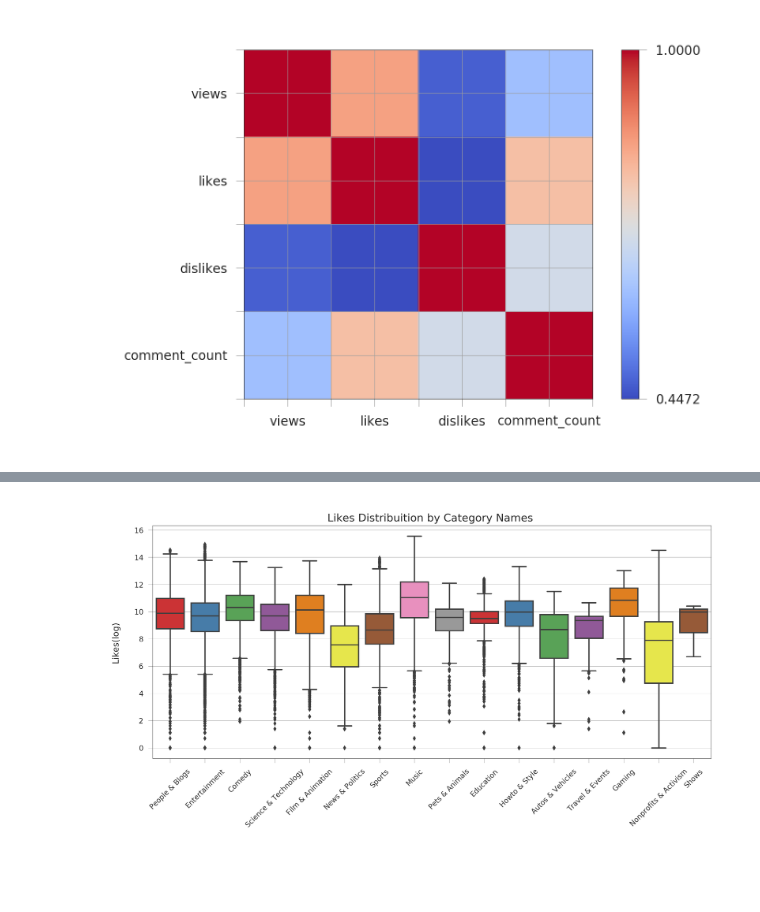
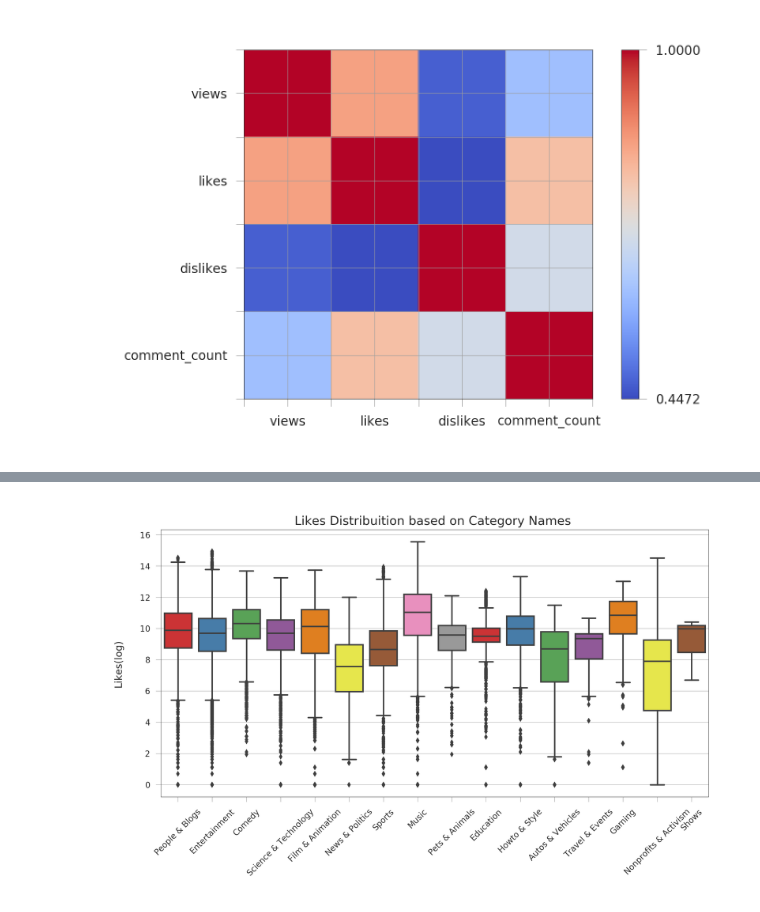
Before and after one commit to AbhinavShank/Youtube-Trending, a Jupyter notebook: YTAnalysis_USA.ipynb, the cells around one changed output, grey strips where cells are left out. Saved outputs shown, nothing was run; the diff lists cells and outputs as text; code cells hidden in the pictures; blank space fills up the shorter version.

```diff
--- a/YTAnalysis_USA.ipynb
+++ b/YTAnalysis_USA.ipynb
@@ -334,12 +334,11 @@ g2.set_title('LIKES DISTRIBUITION', fontsize=16);
 # %%
-plt.figure(figsize = (14,6))
-
-g = sns.boxplot(x='category_name', y='likes_log', data=df, palette="Set1")
-g.set_xticklabels(g.get_xticklabels(),rotation=45)
-g.set_title("Likes Distribuition by Category Names ", fontsize=15)
-g.set_xlabel("", fontsize=12)
-g.set_ylabel("Likes(log)", fontsize=12)
+plt.figure(figsize = (12,6))
+g2 = sns.boxplot(x='category_name', y='likes_log', data=df, palette="Set1")
+g2.set_xticklabels(g.get_xticklabels(),rotation=45)
+g2.set_title("Likes Distribuition based on Category Names ", fontsize=15)
+g2.set_xlabel("", fontsize=12)
+g2.set_ylabel("Likes(log)", fontsize=12)
 plt.show();
 # %% [output]
-[figure, old version]
+[figure, new version]
 # %%
```
Also changed, not shown: parts of 18 cells of this notebook.
